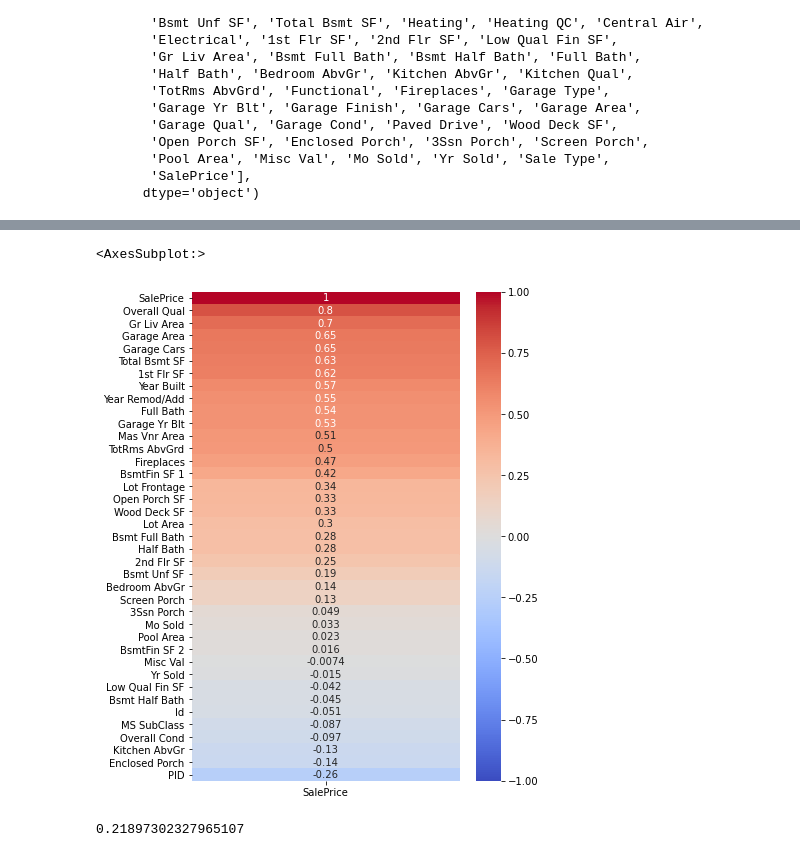
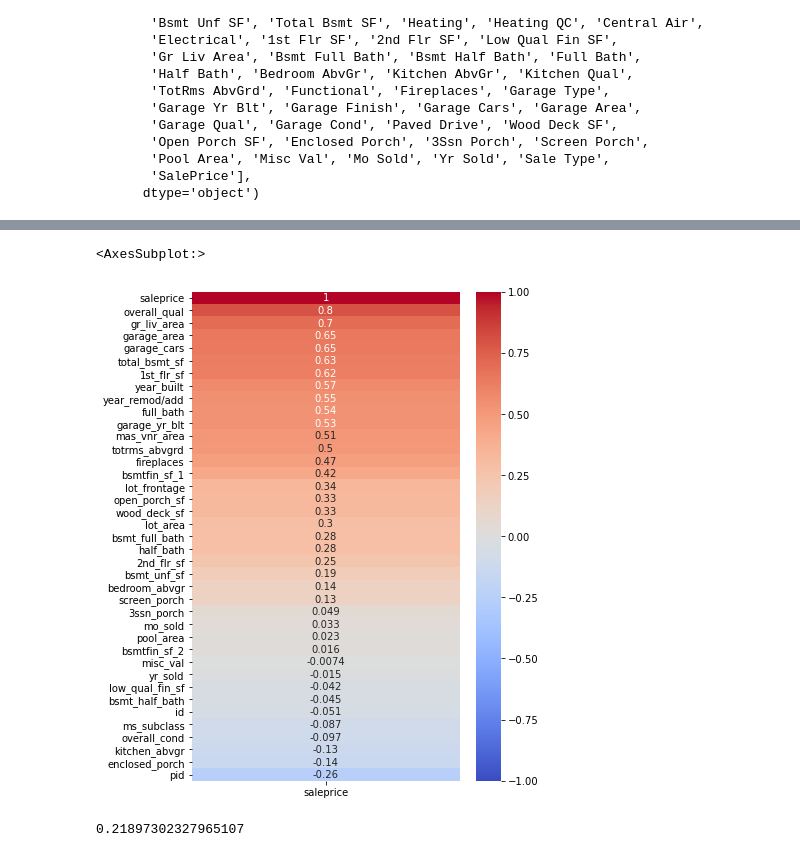
Before and after one commit to ajoneal/ames-iowa-housing-project, a Jupyter notebook: code.ipynb, the cells around one changed output, grey strips where cells are left out. Drawn from its saved outputs; the diff is of its cells as text; code cells hidden in the pictures.

```diff
--- a/code.ipynb
+++ b/code.ipynb
@@ -73,3 +73,5 @@ Index(['Id', 'PID', 'MS SubClass', 'MS Zoning', 'Lot Frontage', 'Lot Area',
        'Pool Area', 'Misc Val', 'Mo Sold', 'Yr Sold', 'Sale Type',
        'SalePrice'],
       dtype='object')
+# %%
+df.columns = [col.replace(' ', '_').lower() for col in df.columns]
@@ -76,11 +100,11 @@ Index(['Id', 'PID', 'MS SubClass', 'MS Zoning', 'Lot Frontage', 'Lot Area',
 # %%
 plt.figure(figsize=(6,9))
-sns.heatmap(df.corr()[['SalePrice']].sort_values('SalePrice', ascending=False),
+sns.heatmap(df.corr()[['saleprice']].sort_values('saleprice', ascending=False),
            annot=True,
            cmap='coolwarm',
            vmin=-1,
            vmax=1)
 # %% [output]
 <AxesSubplot:>
-[figure, old version]
+[figure, new version]
 # %%
```
Also changed, not shown: parts of 6 cells of this notebook, 1 other file.
